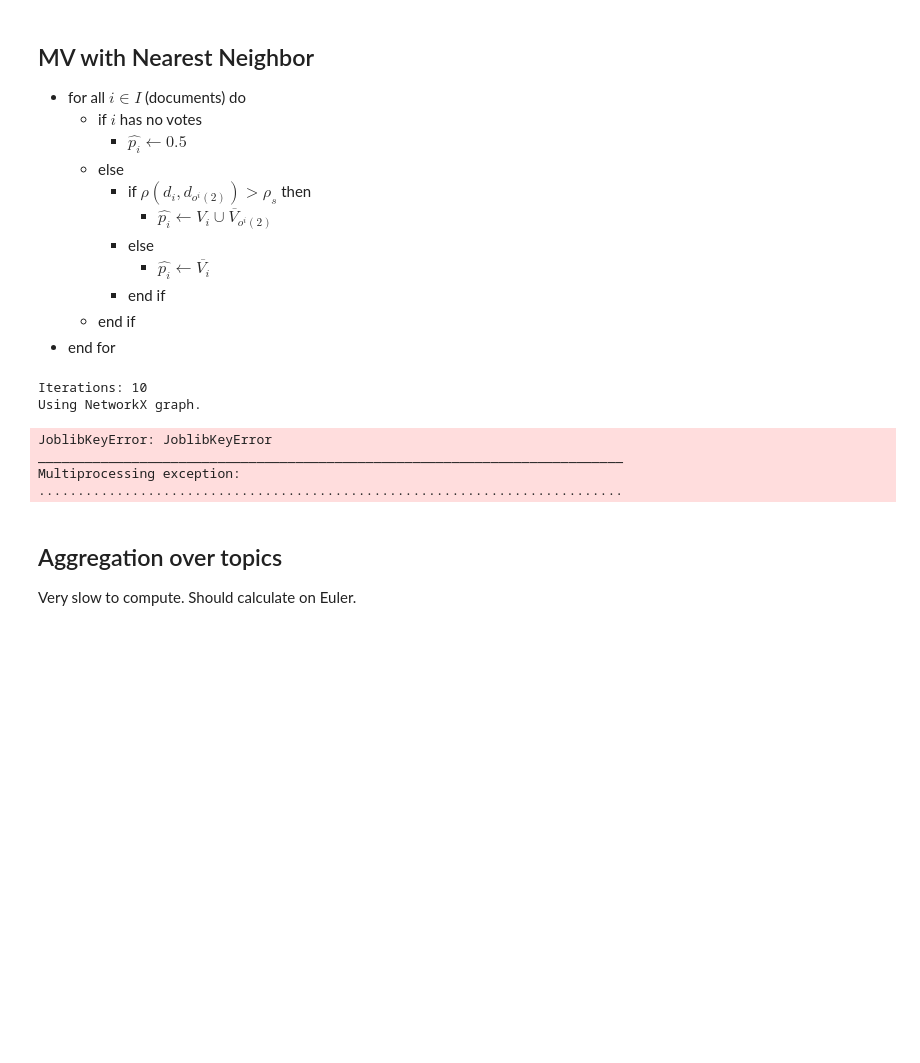
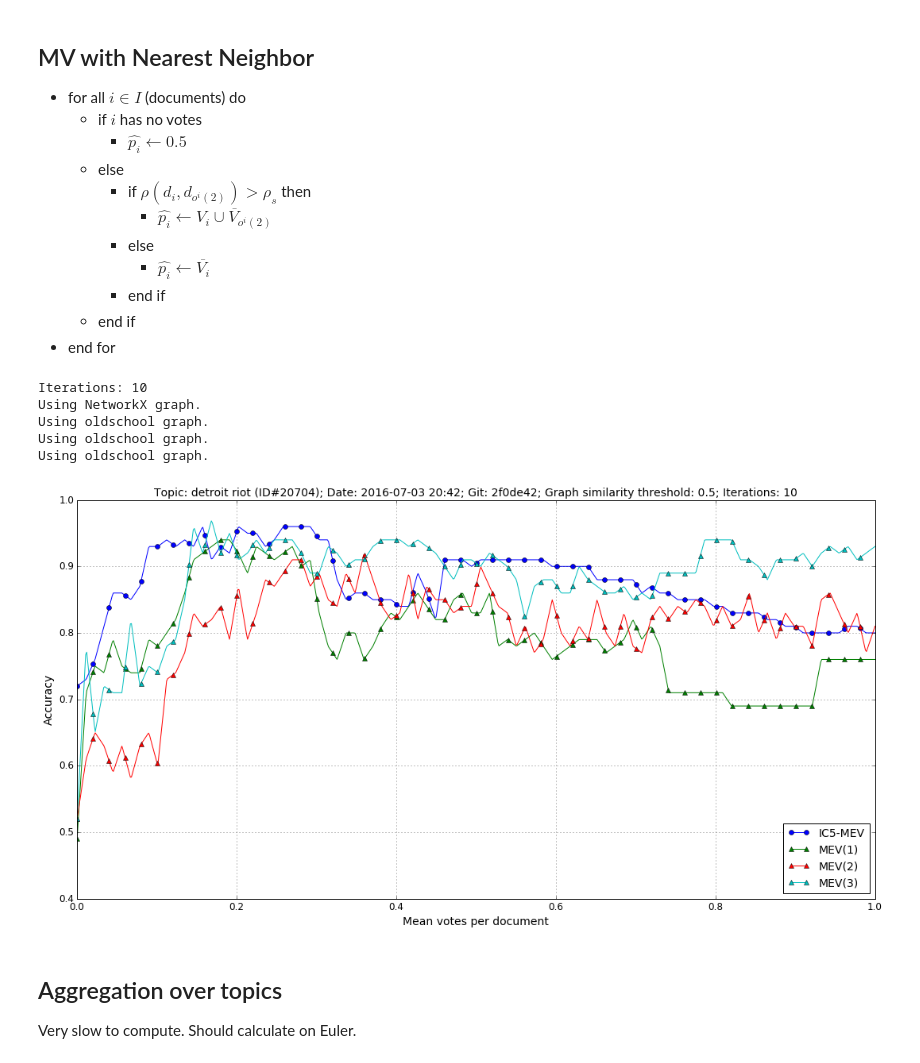
Before and after one commit to AndreiBarsan/crowd, a Jupyter notebook: notebooks/Majority Voting Experiments.ipynb, the cells around one changed output. Saved outputs shown, nothing was run; the diff lists cells and outputs as text; code cells hidden in the pictures; blank space fills up the shorter version.

Commit message:
Fixed basic aggregate computations; updated README with timeline.

```diff
--- a/notebooks/Majority Voting Experiments.ipynb
+++ b/notebooks/Majority Voting Experiments.ipynb
@@ -56,6 +56,7 @@ from crowd.util import *
 ## Load data
 # %%
 SIM_THRESHOLD = 0.5
+DISCARD_EMPTY_NODES = True
 
 id_topic_info = load_topic_metadata()
 
@@ -68,7 +69,8 @@ id_topic_nx_graph = {topic_id: build_nx_document_graph(topic,
                                                        test_data,
                                                        get_topic_judgements_by_doc_id(topic_id, judgements),
                                                        FULLTEXT_FOLDER,
-                                                       sim_threshold=SIM_THRESHOLD)
+                                                       sim_threshold=SIM_THRESHOLD,
+                                                       discard_empty=DISCARD_EMPTY_NODES)
                      for topic_id, topic in id_topic_info.items()}
 id_topic_graph = {topic_id: build_document_graph(topic, FULLTEXT_FOLDER, sim_threshold=SIM_THRESHOLD)
                   for topic_id, topic in id_topic_info.items()}
@@ -134,20 +136,22 @@ class ExperimentConfig(object):
 
         self.graph_opts = kw.get('graph_opts', {})
 # %%
-mv_config = ExperimentConfig(aggregate_MV, "MV", {})
-mv_nn_config = ExperimentConfig(aggregate_MV_NN, "MVNN(0.5)", {'rho_s': 0.5})
-mv_nn_09_config = ExperimentConfig(aggregate_MV_NN, "MVNN(0.9)", {'rho_s': 0.9})
+# LV = LeastVotesSampler(), the vanilla sampling technique.
+
+mv_config = ExperimentConfig(aggregate_MV, "LV-MV", {})
+mv_nn_config = ExperimentConfig(aggregate_MV_NN, "LV-MVNN(0.5)", {'rho_s': 0.5})
+mv_nn_09_config = ExperimentConfig(aggregate_MV_NN, "LV-MVNN(0.9)", {'rho_s': 0.9})
 
 mvpp_graph_opts={'marker': 'x', 'markevery': 15}
-mv_nn_plus = ExperimentConfig(aggregate_MV_NN, "MVNN+(0.9)", {'rho_s': 0.9, 'seek_good_neighbor': True}, graph_opts=mvpp_graph_opts)
-mv_nn_plus_hardcore = ExperimentConfig(aggregate_MV_NN, "MVNN+(0.995)", {'rho_s': 0.995, 'seek_good_neighbor': True}, graph_opts=mvpp_graph_opts)
+mv_nn_plus = ExperimentConfig(aggregate_MV_NN, "LV-MVNN+(0.9)", {'rho_s': 0.9, 'seek_good_neighbor': True}, graph_opts=mvpp_graph_opts)
+mv_nn_plus_hardcore = ExperimentConfig(aggregate_MV_NN, "LV-MVNN+(0.995)", {'rho_s': 0.995, 'seek_good_neighbor': True}, graph_opts=mvpp_graph_opts)
 
-mev_graph_opts = graph_opts={'marker': '^', 'markevery': 15}
-mev_1_config = ExperimentConfig(aggregate_mev, "MEV(1)", {'C': 1}, graph_opts=mev_graph_opts)
-mev_2_config = ExperimentConfig(aggregate_mev, "MEV(2)", {'C': 2}, graph_opts=mev_graph_opts)
-mev_3_config = ExperimentConfig(aggregate_mev, "MEV(3)", {'C': 3}, graph_opts=mev_graph_opts)
-mev_4_config = ExperimentConfig(aggregate_mev, "MEV(4)", {'C': 4}, graph_opts=mev_graph_opts)
-mev_5_config = ExperimentConfig(aggregate_mev, "MEV(5)", {'C': 5}, graph_opts=mev_graph_opts)
+mev_graph_opts = {'marker': '^', 'markevery': 15}
+mev_1_config = ExperimentConfig(aggregate_mev, "LV-MEV(1)", {'C': 1}, graph_opts=mev_graph_opts)
+mev_2_config = ExperimentConfig(aggregate_mev, "LV-MEV(2)", {'C': 2}, graph_opts=mev_graph_opts)
+mev_3_config = ExperimentConfig(aggregate_mev, "LV-MEV(3)", {'C': 3}, graph_opts=mev_graph_opts)
+mev_4_config = ExperimentConfig(aggregate_mev, "LV-MEV(4)", {'C': 4}, graph_opts=mev_graph_opts)
+mev_5_config = ExperimentConfig(aggregate_mev, "LV-MEV(5)", {'C': 5}, graph_opts=mev_graph_opts)
 
 
 def plot_topic(topic_id, experiments, max_votes, iterations, **kw):
@@ -204,10 +208,11 @@ def plot_topic(topic_id, experiments, max_votes, iterations, **kw):
     plt.savefig('./plots/{}.svg'.format(plotname))
 # %%
 experimental_IC_config = ExperimentConfig(aggregate_mev_nx,
-                                          "MV",
+                                          "IC5-MEV",
                                           {},
                                           nx_graph=True,
-                                          document_sampler=lgss_graph_factory(5))
+                                          document_sampler=lgss_graph_factory(5),
+                                          graph_opts={'marker': 'o', 'markevery': 15})
 # %%
 fmt_topic = lambda t: "[%s] %s (%d)" % (t.topic_id, t.query, t.document_count)
 optlist = ((fmt_topic(t), t.topic_id) for t in id_topic_info.values())
@@ -216,40 +221,42 @@ options=OrderedDict(sorted(optlist))
 import pylab
 pylab.rcParams['figure.figsize'] = (18, 9)
 
 # MVNN+(0.9)
 # See: 20584 with VERY FEW votes
 # See: 20694 with VERY FEW votes
 # See: 20780 with VERY FEW votes. Starts really sucking after 1.0, especially around 3.0.
 # See: 20956: beats opponents 1-3
 # 20972 Highlights poor performance of MVNN(0.5) vs MVNN(0.9)
 # vice president Richard Nixon seems to yield very poor results across the board.
 #     Need to manually inspect data. Perhaps it's because results about Nixon
 #     as a president seem relevant but actually are not?
 
 @interact(
     topic_id=widgets.Dropdown(options=options, value='20704'),
-    iterations=widgets.IntSlider(min=10, max=500, step=5, continuous_update=False, value=10),
+    iterations=widgets.IntSlider(min=10, max=500, step=5, continuous_update=False, value=25),
     max_votes_per_doc=widgets.IntSlider(min=1, max=10, step=1, continuous_update=False, value=1)
 )
 def plot_proxy(topic_id, iterations, max_votes_per_doc):
     print("Iterations: %d" % iterations)
-    experiments = [experimental_IC_config]
-#                    mev_1_config]
+    experiments = [experimental_IC_config,
+                   mev_1_config,
+                   mev_2_config,
+                   mev_3_config]
 #                    mv_config]
 #                    mv_nn_config,
 #                    mv_nn_plus,
 #                    mv_nn_plus_hardcore,
 #                    mev_1_config,
 #                    mev_2_config,
 #                    mev_3_config]
     plot_topic(topic_id, experiments, max_votes_per_doc, iterations, sample_count=750)
 # %% [output]
 Iterations: 10
 Using NetworkX graph.
+Using oldschool graph.
+Using oldschool graph.
+Using oldschool graph.
-JoblibKeyError: JoblibKeyError
-___________________________________________________________________________
-Multiprocessing exception:
-...........................................................................
+[figure, added]
 # %% [markdown]
 ## Aggregation over topics
 
```
Also changed, not shown: parts of 4 cells of this notebook, 3 other files.
